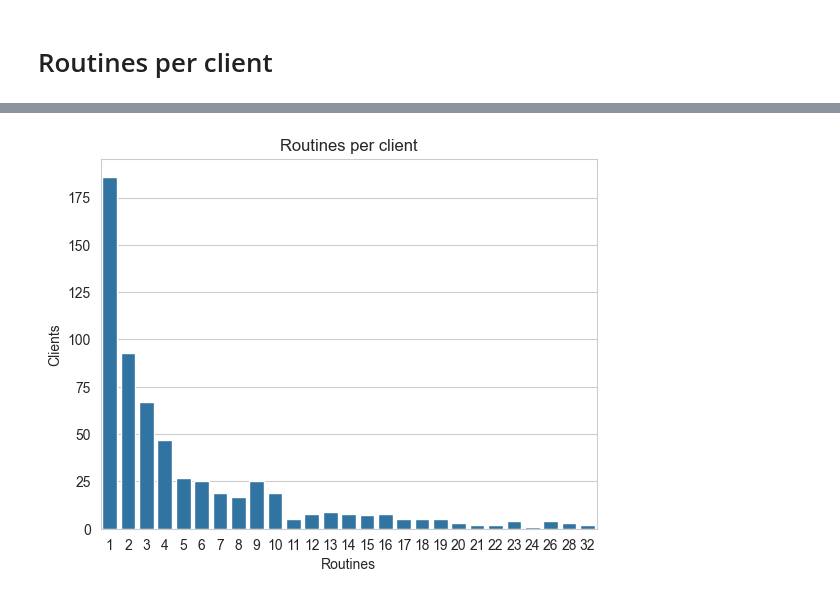
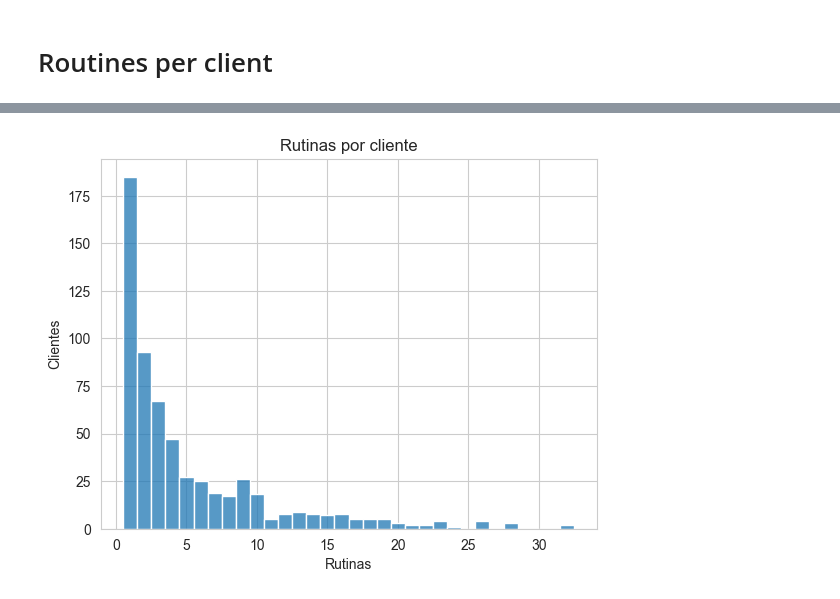
Before and after one commit to alejo-cuello/gym-clients, a Jupyter notebook: notebooks/02_eda_gym_routines_by_month.ipynb, the cells around one changed output, grey strips where cells are left out. Cells and saved outputs as stored; diff of their text form; code cells hidden in the pictures.

```diff
--- a/notebooks/02_eda_gym_routines_by_month.ipynb
+++ b/notebooks/02_eda_gym_routines_by_month.ipynb
@@ -24,3 +24,8 @@ df.head()
 | 2 | 0 | 2022-09-01 | M | 1 |
 | 3 | 0 | 2022-11-01 | M | 1 |
 | 4 | 1 | 2024-01-01 | M | 3 |
+# %%
+# I will filter the first month because it has only 2 routines
+print(f"Rows before filter: {df.shape[0]}")
+df = df[df['date'] != '2022-07']
+print(f"Rows after filter: {df.shape[0]}")
@@ -180,4 +268,4 @@ plt.show()
 # %% [markdown]
 # Routines per client
 # %%
-routines_per_client = df.groupby("client_id").describe()["date"]["count"]
+routines_per_client = df.groupby(["client_id", "gender"])["date"].count().reset_index(name="count")
@@ -184,8 +288,8 @@ routines_per_client = df.groupby("client_id").describe()["date"]["count"]
 # %%
-sns.countplot(x=routines_per_client)
-plt.title("Routines per client")
-plt.xlabel("Routines")
-plt.ylabel("Clients")
+sns.histplot(data=routines_per_client, x="count", discrete=True, multiple="stack")
+plt.title("Rutinas por cliente")
+plt.xlabel("Rutinas")
+plt.ylabel("Clientes")
 plt.show()
 # %% [output]
-[figure, old version]
+[figure, new version]
```
Also changed, not shown: parts of 14 cells of this notebook.
